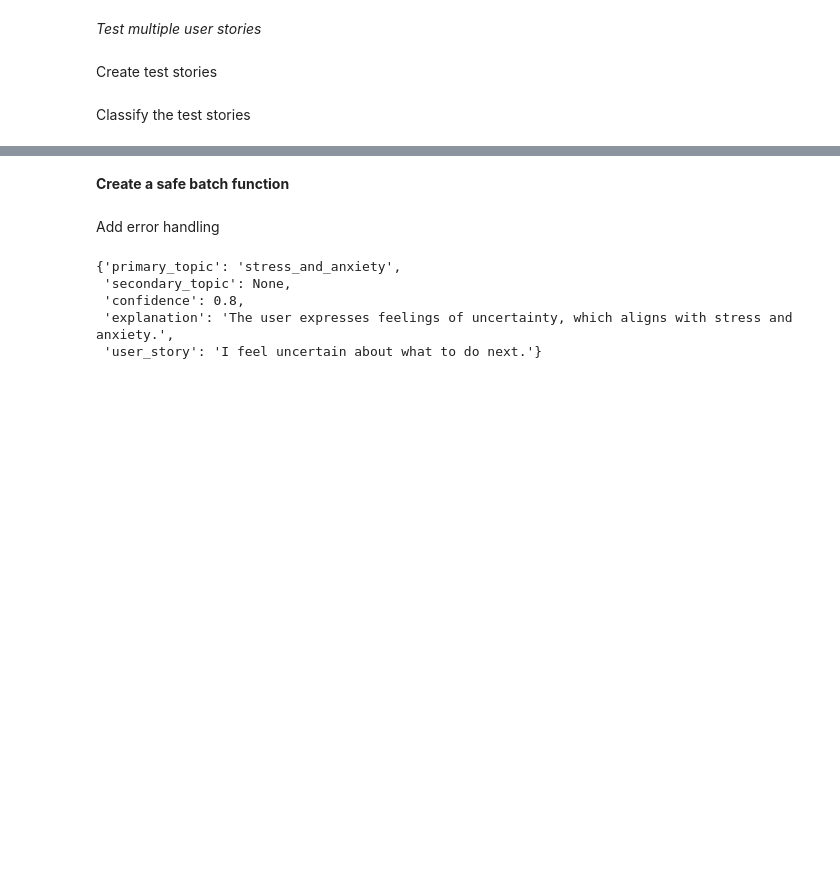
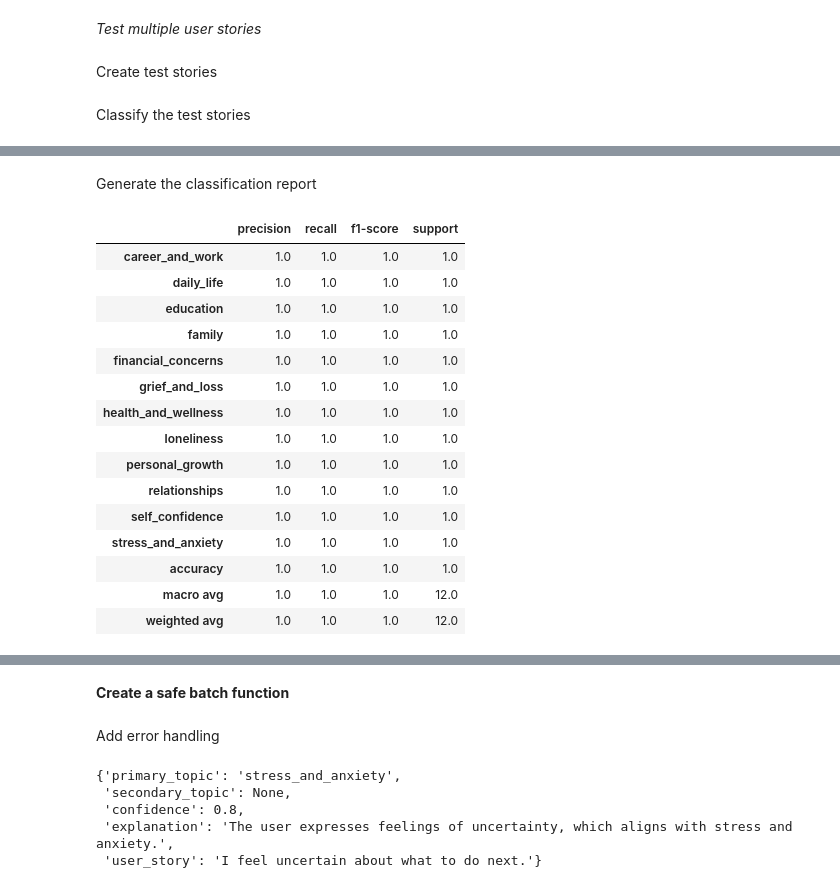
Before and after one commit to nelsonKat0522/AI_EmotionExpress, a Jupyter notebook: notebooks/02_Topic_Classifier.ipynb, the cells around one changed output, grey strips where cells are left out. Cells and saved outputs as stored; diff of their text form; code cells hidden in the pictures; blank space fills up the shorter version.

```diff
--- a/notebooks/02_Topic_Classifier.ipynb
+++ b/notebooks/02_Topic_Classifier.ipynb
@@ -501,0 +680,46 @@ topic_results_df[
+# %% [markdown]
+Generate the classification report
+# %%
+used_topics = sorted(
+    set(
+        evaluation_df[
+            "expected_topic"
+        ]
+    )
+    | set(
+        evaluation_df[
+            "predicted_topic"
+        ]
+    )
+)
+
+topic_report = classification_report(
+    evaluation_df["expected_topic"],
+    evaluation_df["predicted_topic"],
+    labels=used_topics,
+    zero_division=0,
+    output_dict=True,
+)
+
+topic_report_df = pd.DataFrame(
+    topic_report
+).transpose()
+
+topic_report_df
+# %% [output]
+|  | precision | recall | f1-score | support |
+| career_and_work | 1.0 | 1.0 | 1.0 | 1.0 |
+| daily_life | 1.0 | 1.0 | 1.0 | 1.0 |
+| education | 1.0 | 1.0 | 1.0 | 1.0 |
+| family | 1.0 | 1.0 | 1.0 | 1.0 |
+| financial_concerns | 1.0 | 1.0 | 1.0 | 1.0 |
+| grief_and_loss | 1.0 | 1.0 | 1.0 | 1.0 |
+| health_and_wellness | 1.0 | 1.0 | 1.0 | 1.0 |
+| loneliness | 1.0 | 1.0 | 1.0 | 1.0 |
+| personal_growth | 1.0 | 1.0 | 1.0 | 1.0 |
+| relationships | 1.0 | 1.0 | 1.0 | 1.0 |
+| self_confidence | 1.0 | 1.0 | 1.0 | 1.0 |
+| stress_and_anxiety | 1.0 | 1.0 | 1.0 | 1.0 |
+| accuracy | 1.0 | 1.0 | 1.0 | 1.0 |
+| macro avg | 1.0 | 1.0 | 1.0 | 12.0 |
+| weighted avg | 1.0 | 1.0 | 1.0 | 12.0 |
```
Also changed, not shown: parts of 20 cells of this notebook, 11 other files.
